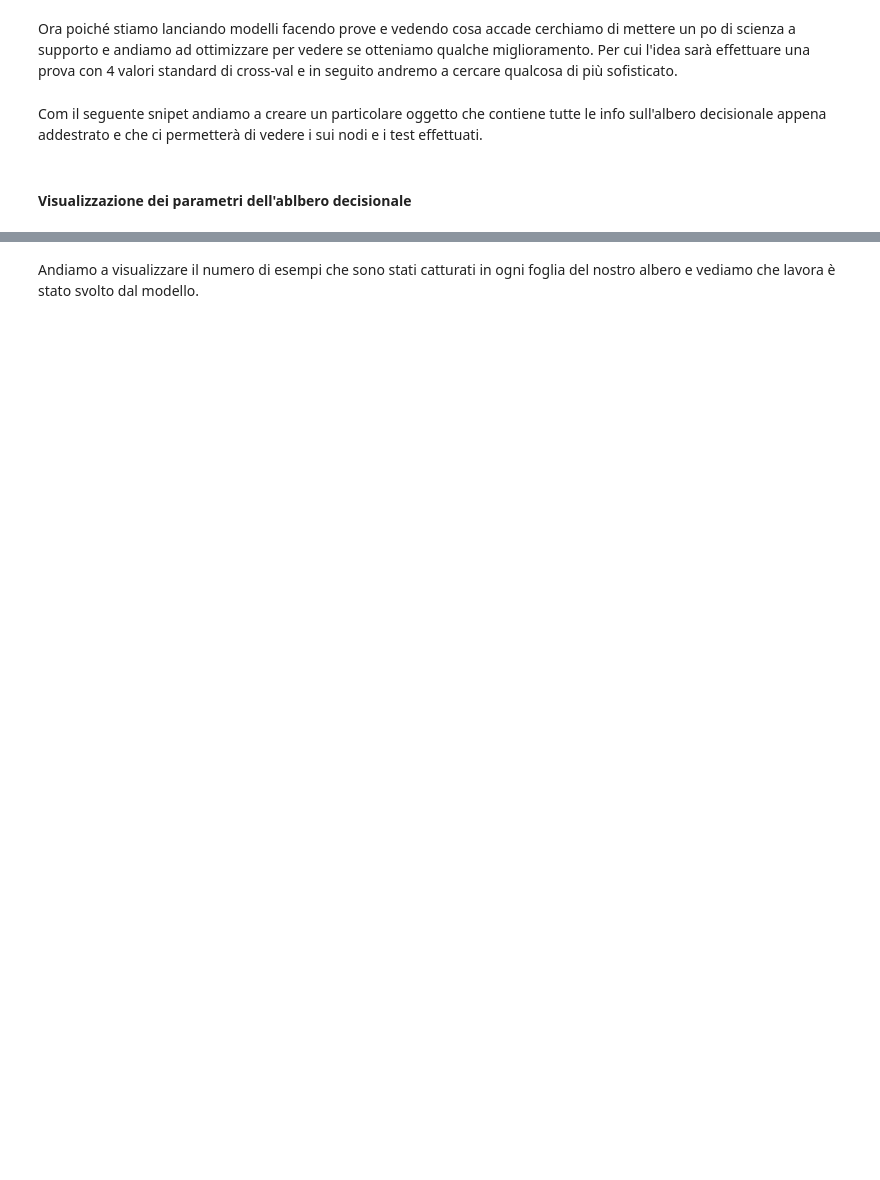
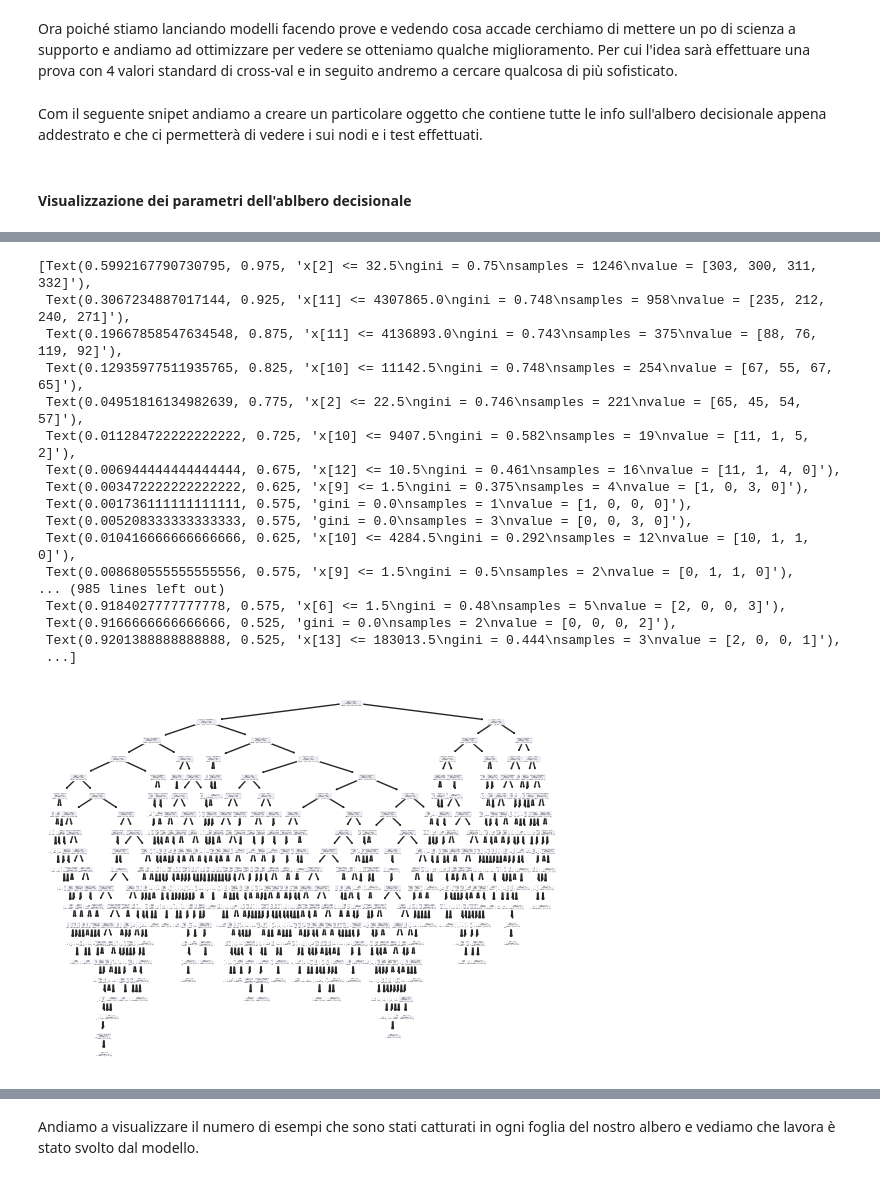
Before and after one commit to kozen88/HCV_DM23, a Jupyter notebook: PCA_e_addestramento_decisionTree_e_ottimizzazione.ipynb, the cells around one changed output, grey strips where cells are left out. Drawn from its saved outputs; the diff is of its cells as text; code cells hidden in the pictures; blank space fills up the shorter version.

```diff
--- a/PCA_e_addestramento_decisionTree_e_ottimizzazione.ipynb
+++ b/PCA_e_addestramento_decisionTree_e_ottimizzazione.ipynb
@@ -235,4 +235,25 @@ dot: graph is too large for cairo-renderer bitmaps. Scaling by 0.812331 to fit
 'albero_decisionale.png'
+# %%
+tree.plot_tree(model)
+# %% [output]
+[Text(0.5992167790730795, 0.975, 'x[2] <= 32.5\ngini = 0.75\nsamples = 1246\nvalue = [303, 300, 311, 332]'),
+ Text(0.3067234887017144, 0.925, 'x[11] <= 4307865.0\ngini = 0.748\nsamples = 958\nvalue = [235, 212, 240, 271]'),
+ Text(0.19667858547634548, 0.875, 'x[11] <= 4136893.0\ngini = 0.743\nsamples = 375\nvalue = [88, 76, 119, 92]'),
+ Text(0.12935977511935765, 0.825, 'x[10] <= 11142.5\ngini = 0.748\nsamples = 254\nvalue = [67, 55, 67, 65]'),
+ Text(0.04951816134982639, 0.775, 'x[2] <= 22.5\ngini = 0.746\nsamples = 221\nvalue = [65, 45, 54, 57]'),
+ Text(0.011284722222222222, 0.725, 'x[10] <= 9407.5\ngini = 0.582\nsamples = 19\nvalue = [11, 1, 5, 2]'),
+ Text(0.006944444444444444, 0.675, 'x[12] <= 10.5\ngini = 0.461\nsamples = 16\nvalue = [11, 1, 4, 0]'),
+ Text(0.003472222222222222, 0.625, 'x[9] <= 1.5\ngini = 0.375\nsamples = 4\nvalue = [1, 0, 3, 0]'),
+ Text(0.001736111111111111, 0.575, 'gini = 0.0\nsamples = 1\nvalue = [1, 0, 0, 0]'),
+ Text(0.005208333333333333, 0.575, 'gini = 0.0\nsamples = 3\nvalue = [0, 0, 3, 0]'),
+ Text(0.010416666666666666, 0.625, 'x[10] <= 4284.5\ngini = 0.292\nsamples = 12\nvalue = [10, 1, 1, 0]'),
+ Text(0.008680555555555556, 0.575, 'x[9] <= 1.5\ngini = 0.5\nsamples = 2\nvalue = [0, 1, 1, 0]'),
+... (985 lines left out)
+ Text(0.9184027777777778, 0.575, 'x[6] <= 1.5\ngini = 0.48\nsamples = 5\nvalue = [2, 0, 0, 3]'),
+ Text(0.9166666666666666, 0.525, 'gini = 0.0\nsamples = 2\nvalue = [0, 0, 0, 2]'),
+ Text(0.9201388888888888, 0.525, 'x[13] <= 183013.5\ngini = 0.444\nsamples = 3\nvalue = [2, 0, 0, 1]'),
+ ...]
+[figure, added]
 # %%
 # Visualizzazione dell'importanza delle feature
 print("Importanza delle feature:")
```
Also changed, not shown: parts of 23 cells of this notebook.
